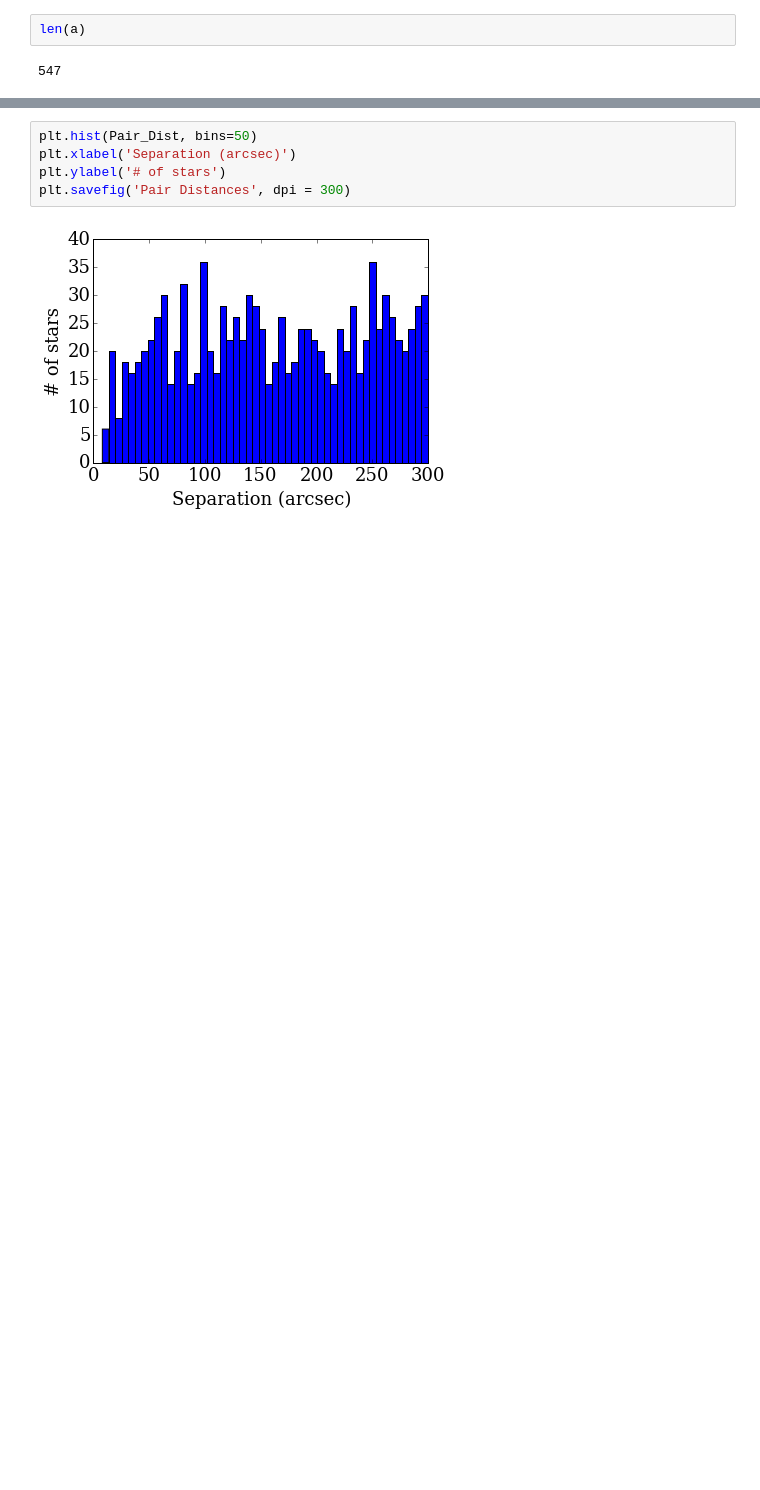
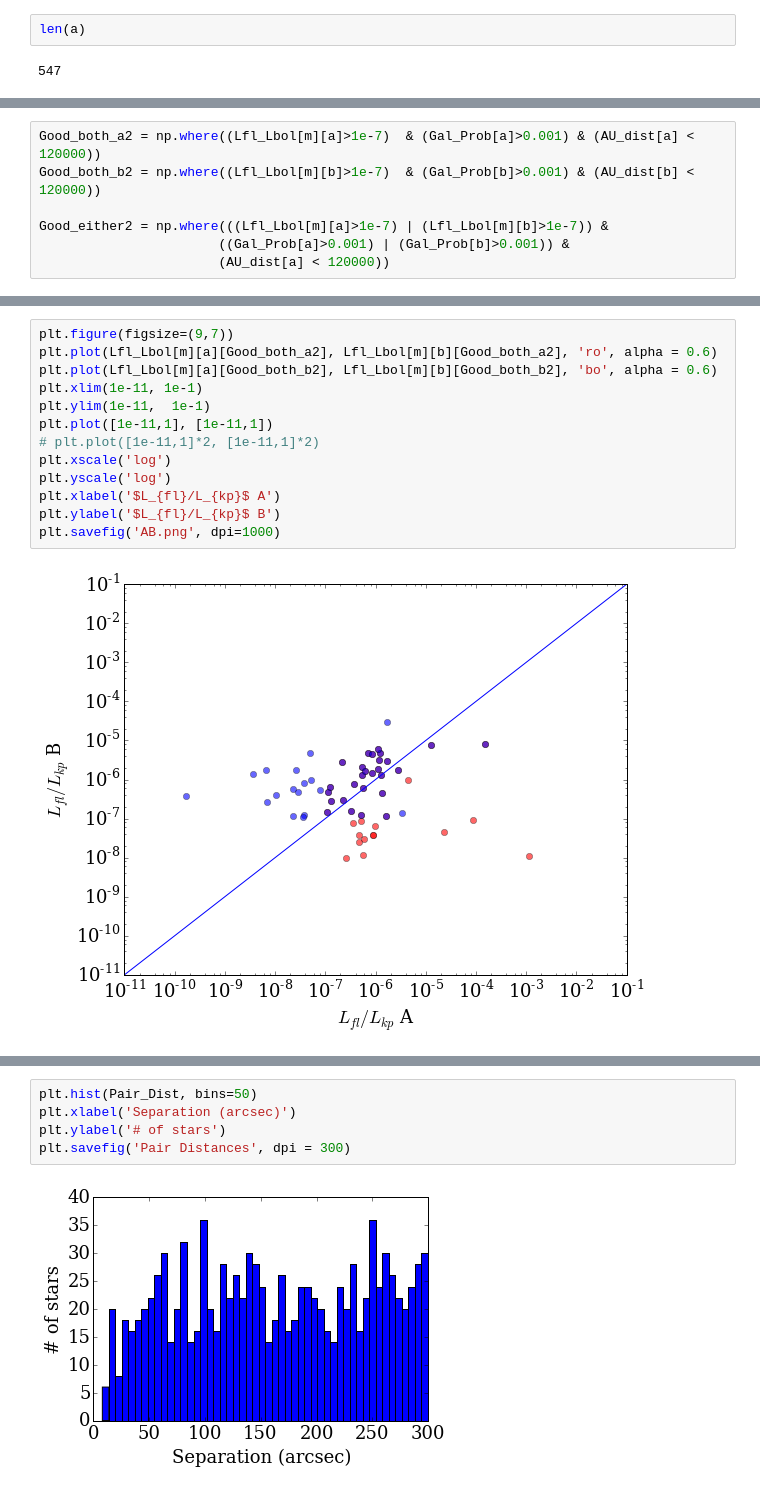
Before and after one commit to jradavenport/WideBinaryProject, a Jupyter notebook: WideBinarySearch.ipynb, the cells around one changed output, grey strips where cells are left out. Cells and saved outputs as stored; diff of their text form; blank space fills up the shorter version.

```diff
--- a/WideBinarySearch.ipynb
+++ b/WideBinarySearch.ipynb
@@ -131,0 +120,7 @@ np.size(m)
+# %%
+Good_both_a2 = np.where((Lfl_Lbol[m][a]>1e-7)  & (Gal_Prob[a]>0.001) & (AU_dist[a] < 120000))
+Good_both_b2 = np.where((Lfl_Lbol[m][b]>1e-7)  & (Gal_Prob[b]>0.001) & (AU_dist[b] < 120000))
+
+Good_either2 = np.where(((Lfl_Lbol[m][a]>1e-7) | (Lfl_Lbol[m][b]>1e-7)) &
+                       ((Gal_Prob[a]>0.001) | (Gal_Prob[b]>0.001)) &
+                       (AU_dist[a] < 120000))
@@ -147,2 +162,17 @@ plt.savefig('AB.png', dpi=1000)
+# %%
+plt.figure(figsize=(9,7))
+plt.plot(Lfl_Lbol[m][a][Good_both_a2], Lfl_Lbol[m][b][Good_both_a2], 'ro', alpha = 0.6)
+plt.plot(Lfl_Lbol[m][a][Good_both_b2], Lfl_Lbol[m][b][Good_both_b2], 'bo', alpha = 0.6)
+plt.xlim(1e-11, 1e-1)
+plt.ylim(1e-11,  1e-1)
+plt.plot([1e-11,1], [1e-11,1])
+# plt.plot([1e-11,1]*2, [1e-11,1]*2)
+plt.xscale('log')
+plt.yscale('log')
+plt.xlabel('$L_{fl}/L_{kp}$ A')
+plt.ylabel('$L_{fl}/L_{kp}$ B')
+plt.savefig('AB.png', dpi=1000)
+# %% [output]
+[figure, added]
 # %%
 plt.figure(figsize=(11,8))
```
Also changed, not shown: parts of 29 cells of this notebook.
